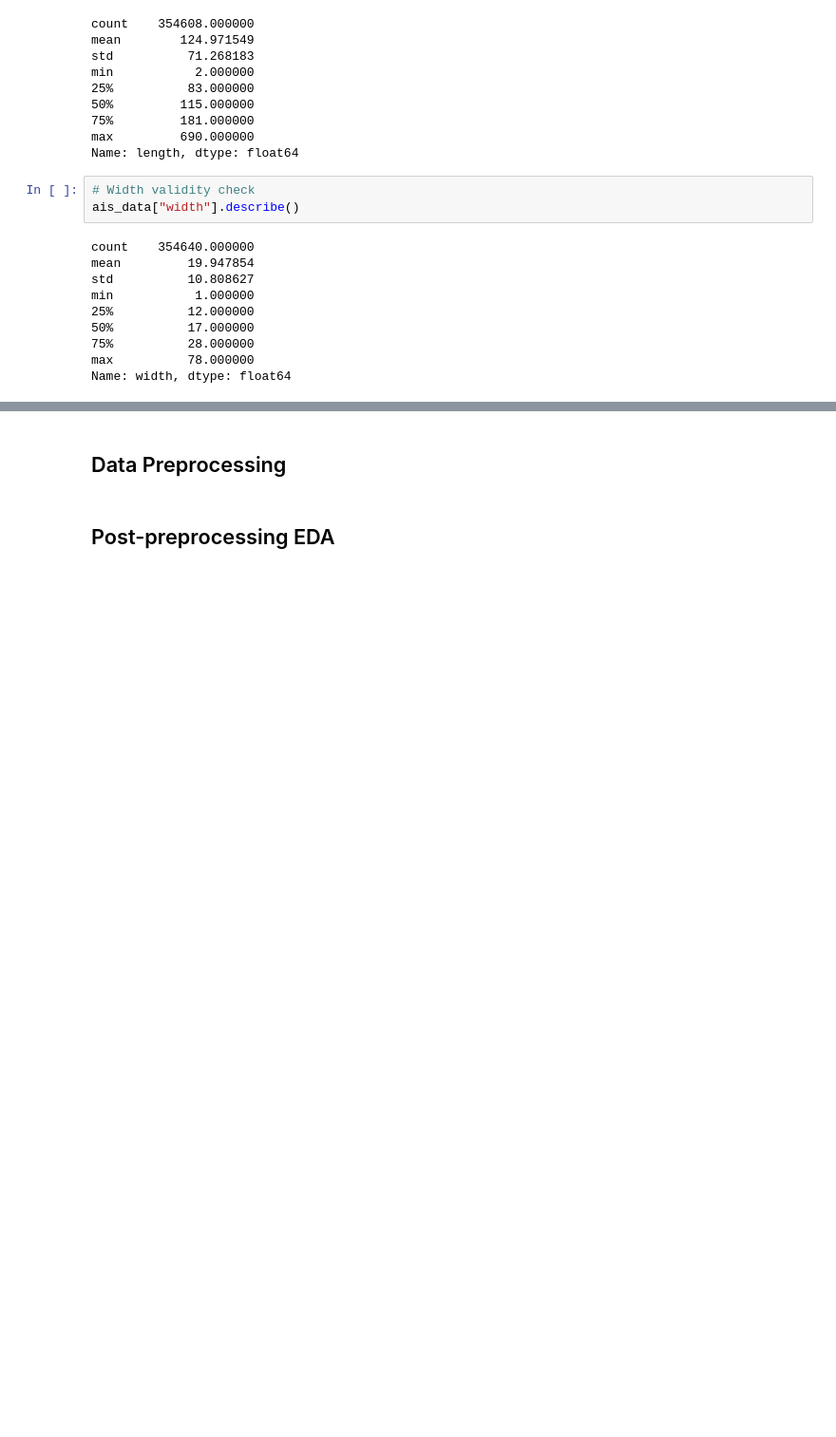
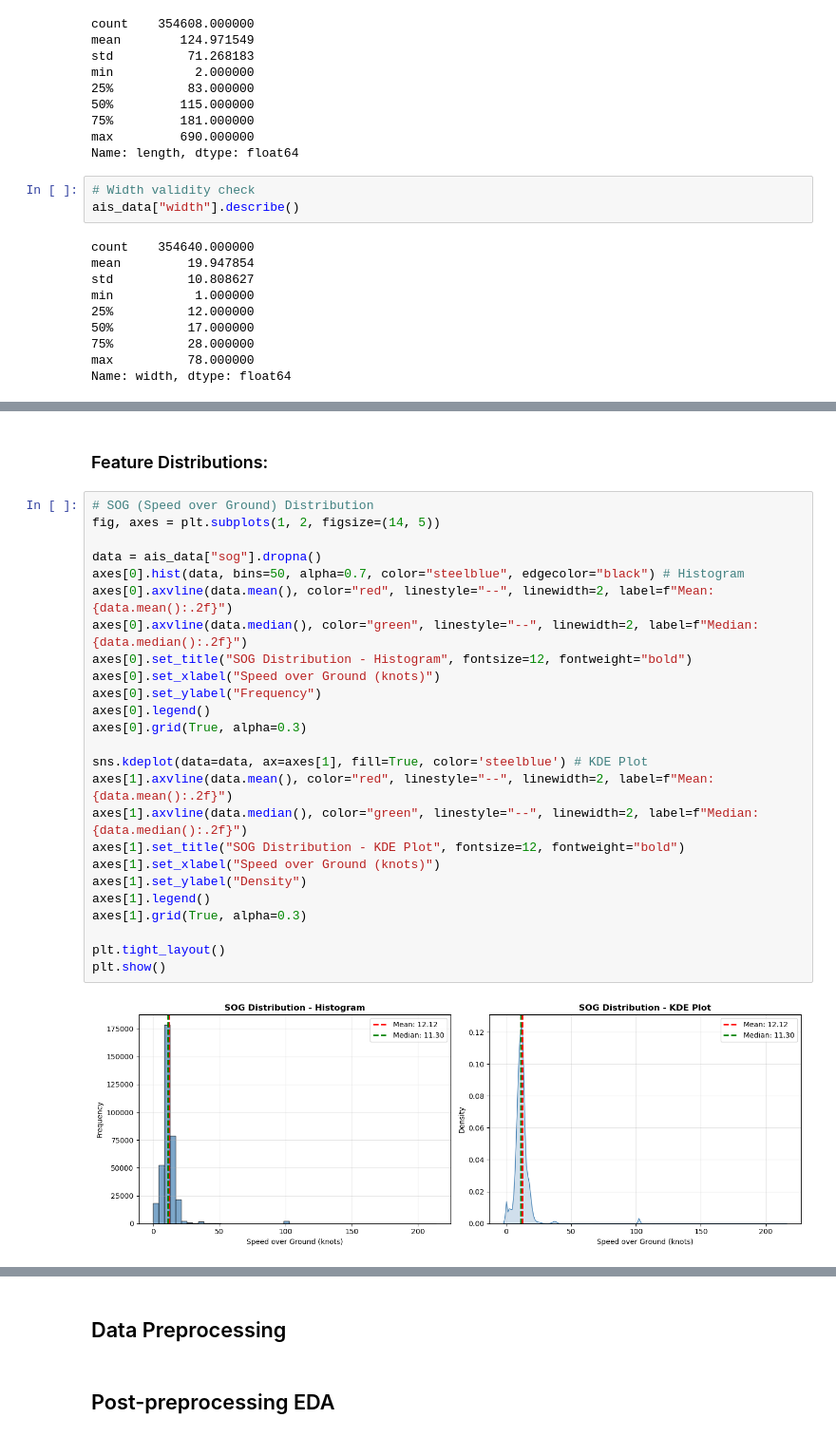
Before and after one commit to rafanahmed/Maritime-Navigational-Status-Classification, a Jupyter notebook: notebooks/01_eda_preprocessing.ipynb, the cells around one changed output, grey strips where cells are left out. Shown at 95% size. Drawn from its saved outputs; the diff is of its cells as text; blank space fills up the shorter version.

```diff
--- a/notebooks/01_eda_preprocessing.ipynb
+++ b/notebooks/01_eda_preprocessing.ipynb
@@ -251,0 +282,29 @@ Name: width, dtype: float64
+# %% [markdown]
+### Feature Distributions:
+# %%
+# SOG (Speed over Ground) Distribution
+fig, axes = plt.subplots(1, 2, figsize=(14, 5))
+
+data = ais_data["sog"].dropna()
+axes[0].hist(data, bins=50, alpha=0.7, color="steelblue", edgecolor="black") # Histogram
+axes[0].axvline(data.mean(), color="red", linestyle="--", linewidth=2, label=f"Mean: {data.mean():.2f}")
+axes[0].axvline(data.median(), color="green", linestyle="--", linewidth=2, label=f"Median: {data.median():.2f}")
+axes[0].set_title("SOG Distribution - Histogram", fontsize=12, fontweight="bold")
+axes[0].set_xlabel("Speed over Ground (knots)")
+axes[0].set_ylabel("Frequency")
+axes[0].legend()
+axes[0].grid(True, alpha=0.3)
+
+sns.kdeplot(data=data, ax=axes[1], fill=True, color='steelblue') # KDE Plot
+axes[1].axvline(data.mean(), color="red", linestyle="--", linewidth=2, label=f"Mean: {data.mean():.2f}")
+axes[1].axvline(data.median(), color="green", linestyle="--", linewidth=2, label=f"Median: {data.median():.2f}")
+axes[1].set_title("SOG Distribution - KDE Plot", fontsize=12, fontweight="bold")
+axes[1].set_xlabel("Speed over Ground (knots)")
+axes[1].set_ylabel("Density")
+axes[1].legend()
+axes[1].grid(True, alpha=0.3)
+
+plt.tight_layout()
+plt.show()
+# %% [output]
+[figure, added]
```
Also changed, not shown: parts of 42 cells of this notebook.
